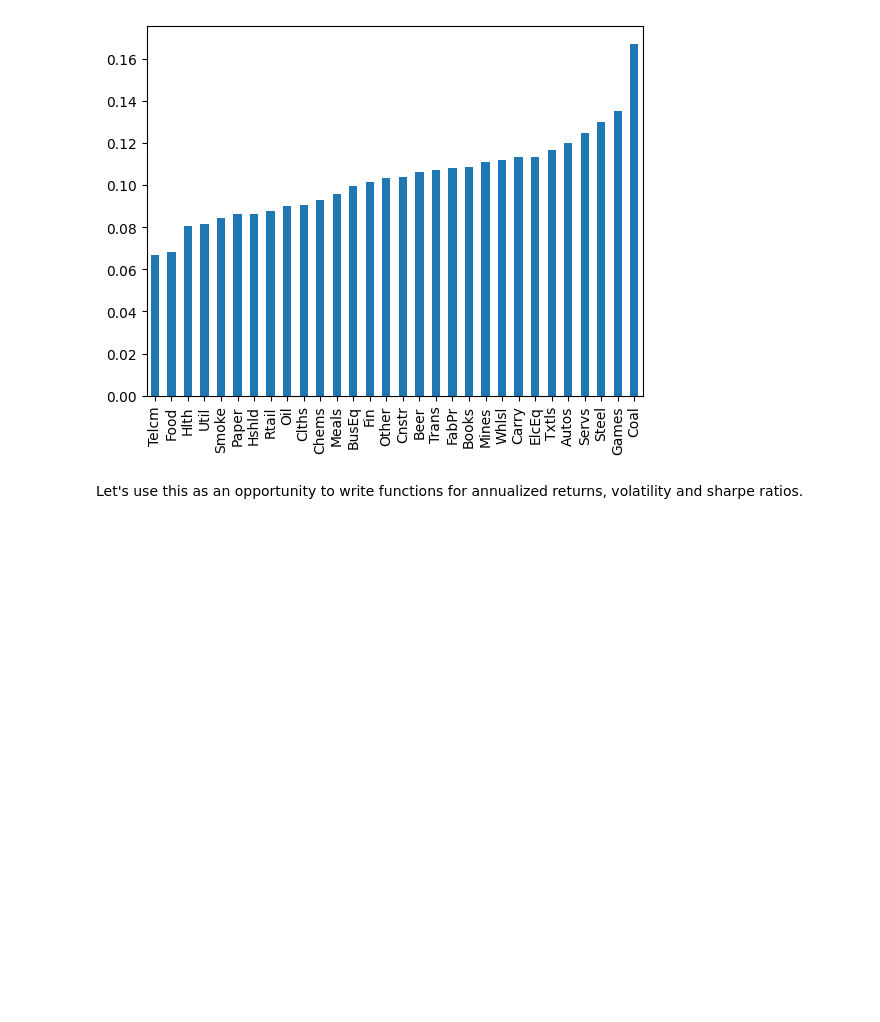
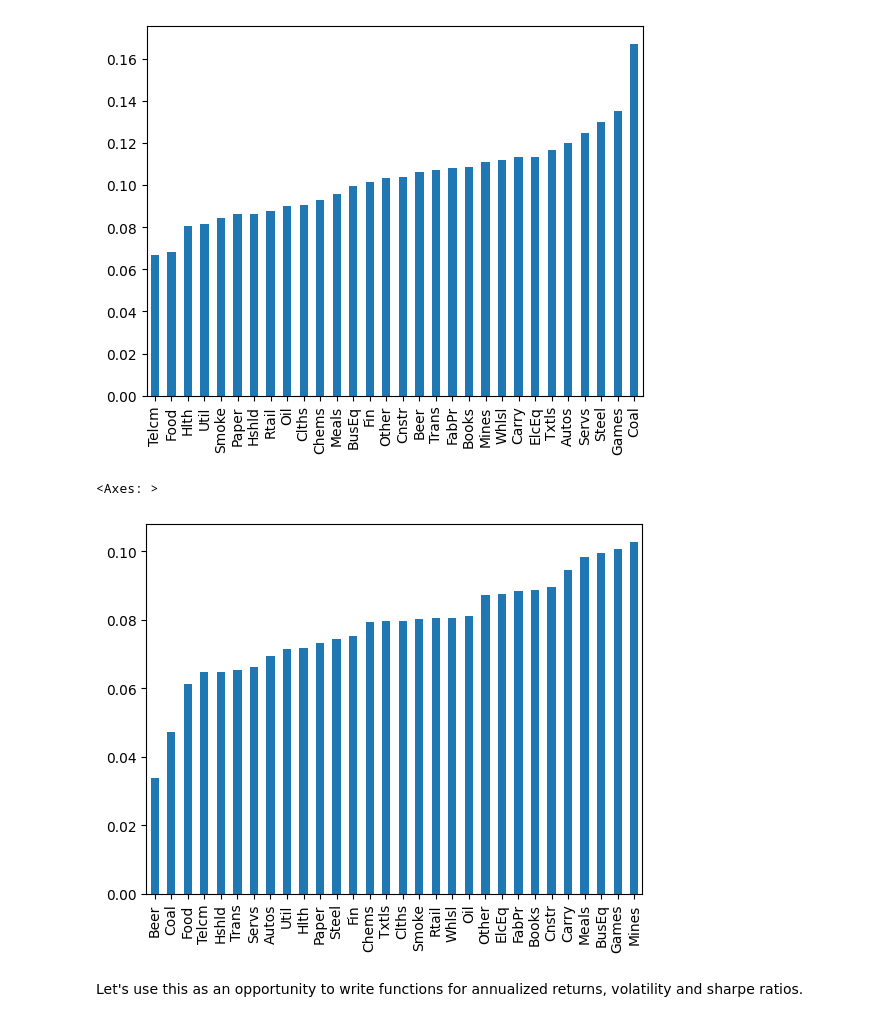
Before and after one commit to JoohanJin/portfolio_management_prac, a Jupyter notebook: lib/7_efficient_frontier_part_1.ipynb, the cells around one changed output. Cells and saved outputs as stored; diff of their text form; code cells hidden in the pictures; blank space fills up the shorter version.

```diff
--- a/lib/7_efficient_frontier_part_1.ipynb
+++ b/lib/7_efficient_frontier_part_1.ipynb
@@ -178,6 +186,11 @@ port.var_gaussian(ind, modified = False).sort_values().plot.bar()
 # %% [output]
 <Axes: >
 [figure]
+# %%
+port.var_gaussian(ind, modified = True).sort_values().plot.bar()
+# %% [output]
+<Axes: >
+[figure, added]
 # %% [markdown]
 Let's use this as an opportunity to write functions for annualized returns, volatility and sharpe ratios.
 # %%
```
Also changed, not shown: parts of 11 cells of this notebook, 2 other files.
